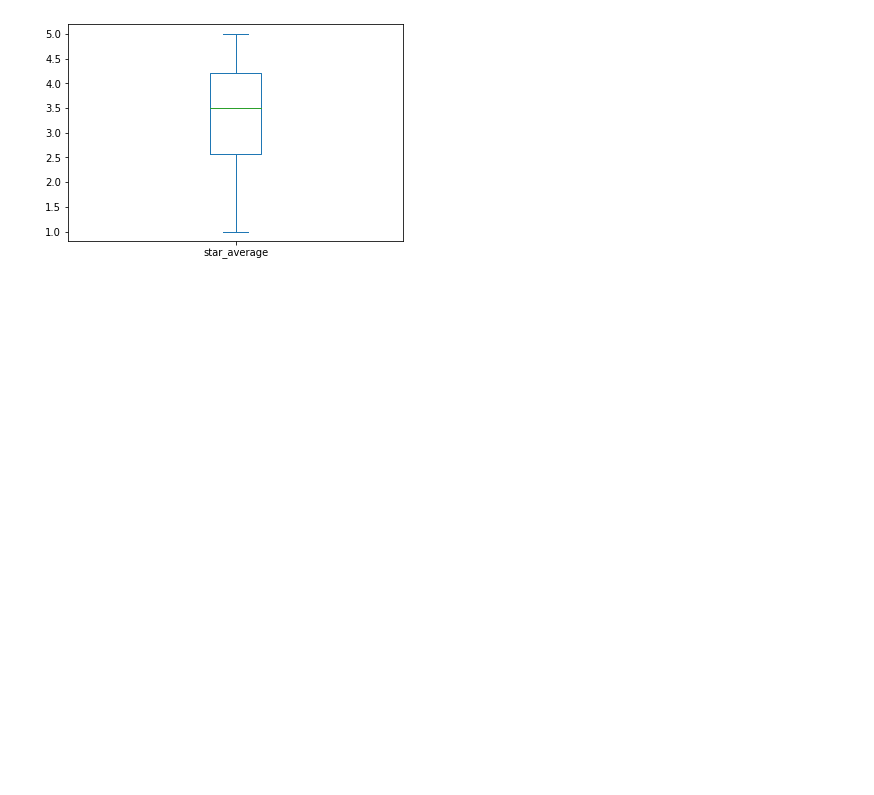
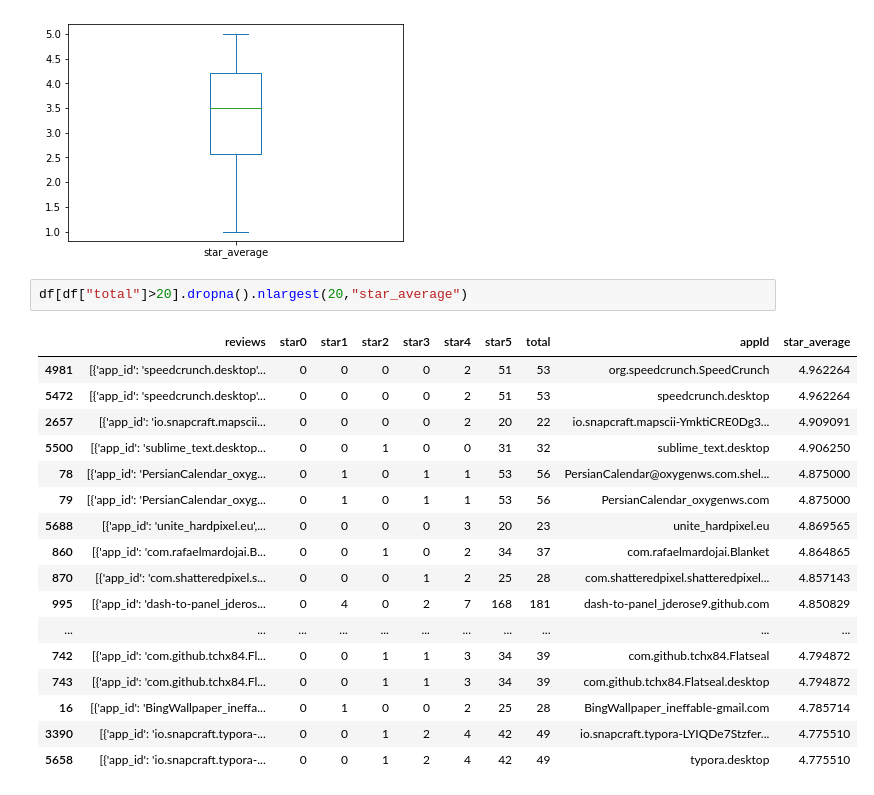
Before and after one commit to razzeee/app-reviews, a Jupyter notebook: stats.ipynb, the cells around one changed output. Drawn from its saved outputs; the diff is of its cells as text; blank space fills up the shorter version.

```diff
--- a/stats.ipynb
+++ b/stats.ipynb
@@ -35,3 +36,23 @@ df["star_average"].plot.box()
 # %% [output]
 <AxesSubplot:>
 [figure]
+# %%
+df[df["total"]>20].dropna().nlargest(20,"star_average")
+# %% [output]
+|  | reviews | star0 | star1 | star2 | star3 | star4 | star5 | total | appId | star_average |
+| 4981 | [{'app_id': 'speedcrunch.desktop'... | 0 | 0 | 0 | 0 | 2 | 51 | 53 | org.speedcrunch.SpeedCrunch | 4.962264 |
+| 5472 | [{'app_id': 'speedcrunch.desktop'... | 0 | 0 | 0 | 0 | 2 | 51 | 53 | speedcrunch.desktop | 4.962264 |
+| 2657 | [{'app_id': 'io.snapcraft.mapscii... | 0 | 0 | 0 | 0 | 2 | 20 | 22 | io.snapcraft.mapscii-YmktiCRE0Dg3... | 4.909091 |
+| 5500 | [{'app_id': 'sublime_text.desktop... | 0 | 0 | 1 | 0 | 0 | 31 | 32 | sublime_text.desktop | 4.906250 |
+| 78 | [{'app_id': 'PersianCalendar_oxyg... | 0 | 1 | 0 | 1 | 1 | 53 | 56 | PersianCalendar@oxygenws.com.shel... | 4.875000 |
+| 79 | [{'app_id': 'PersianCalendar_oxyg... | 0 | 1 | 0 | 1 | 1 | 53 | 56 | PersianCalendar_oxygenws.com | 4.875000 |
+| 5688 | [{'app_id': 'unite_hardpixel.eu',... | 0 | 0 | 0 | 0 | 3 | 20 | 23 | unite_hardpixel.eu | 4.869565 |
+| 860 | [{'app_id': 'com.rafaelmardojai.B... | 0 | 0 | 1 | 0 | 2 | 34 | 37 | com.rafaelmardojai.Blanket | 4.864865 |
+| 870 | [{'app_id': 'com.shatteredpixel.s... | 0 | 0 | 0 | 1 | 2 | 25 | 28 | com.shatteredpixel.shatteredpixel... | 4.857143 |
+| 995 | [{'app_id': 'dash-to-panel_jderos... | 0 | 4 | 0 | 2 | 7 | 168 | 181 | dash-to-panel_jderose9.github.com | 4.850829 |
+| ... | ... | ... | ... | ... | ... | ... | ... | ... | ... | ... |
+| 742 | [{'app_id': 'com.github.tchx84.Fl... | 0 | 0 | 1 | 1 | 3 | 34 | 39 | com.github.tchx84.Flatseal | 4.794872 |
+| 743 | [{'app_id': 'com.github.tchx84.Fl... | 0 | 0 | 1 | 1 | 3 | 34 | 39 | com.github.tchx84.Flatseal.desktop | 4.794872 |
+| 16 | [{'app_id': 'BingWallpaper_ineffa... | 0 | 1 | 0 | 0 | 2 | 25 | 28 | BingWallpaper_ineffable-gmail.com | 4.785714 |
+| 3390 | [{'app_id': 'io.snapcraft.typora-... | 0 | 0 | 1 | 2 | 4 | 42 | 49 | io.snapcraft.typora-LYIQDe7Stzfer... | 4.775510 |
+| 5658 | [{'app_id': 'io.snapcraft.typora-... | 0 | 0 | 1 | 2 | 4 | 42 | 49 | typora.desktop | 4.775510 |
```
Also changed, not shown: parts of 1 cell of this notebook.
